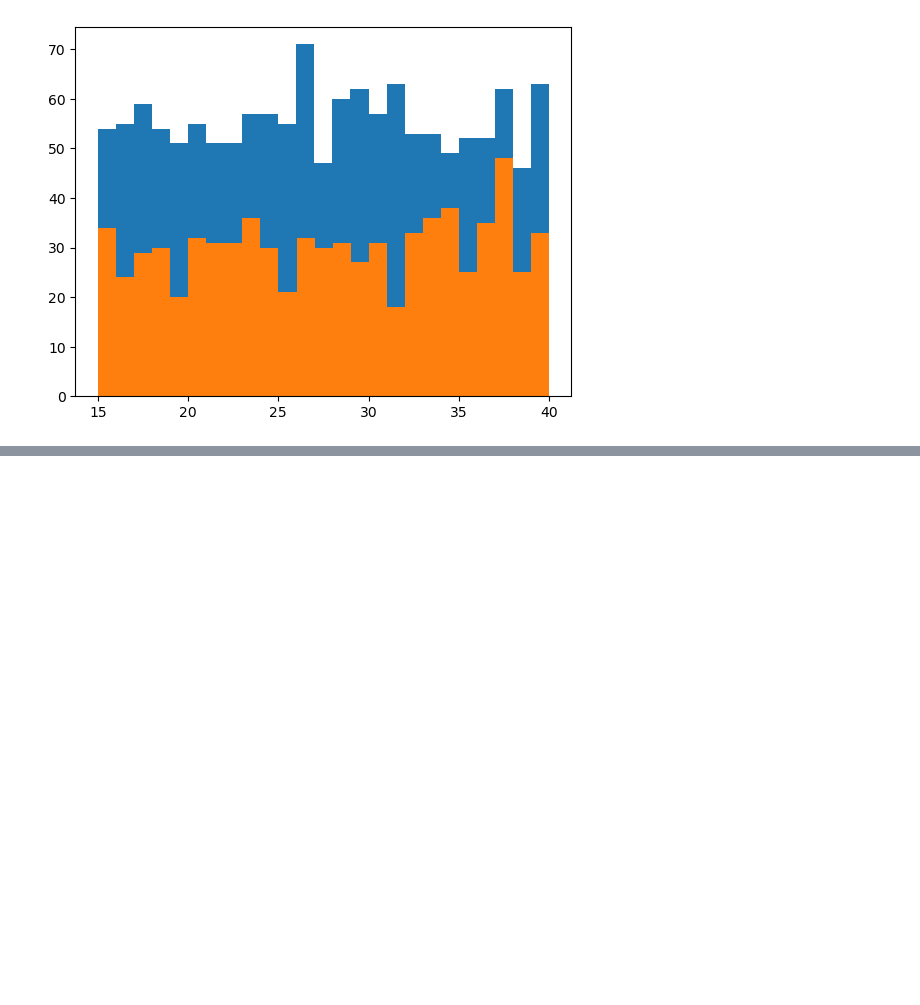
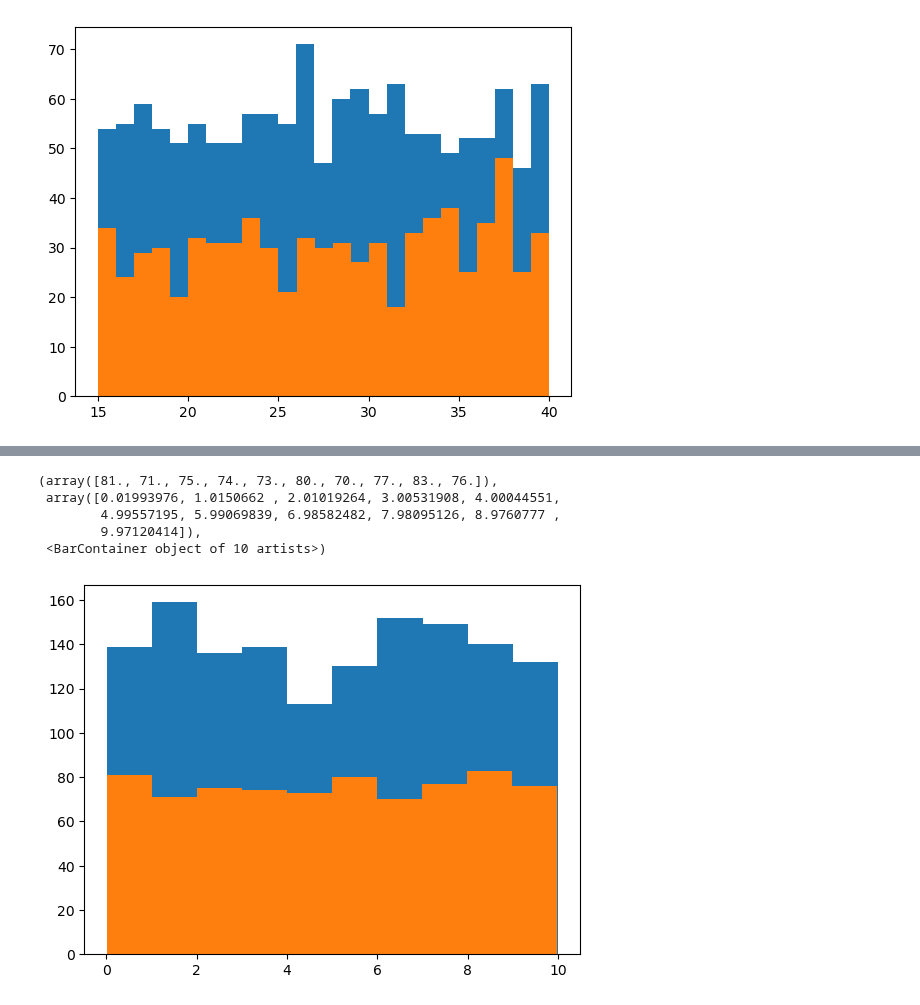
Before and after one commit to rutgers-bootcamp-team-5/project-4, a Jupyter notebook: dev/data_fetching.ipynb, the cells around one changed output, grey strips where cells are left out. Cells and saved outputs as stored; diff of their text form; code cells hidden in the pictures; blank space fills up the shorter version.

Commit message:
add histograms

```diff
--- a/dev/data_fetching.ipynb
+++ b/dev/data_fetching.ipynb
@@ -86,3 +86,10 @@ plt.hist(plot_positive_df, bins = 25)
         39.99276746]),
  <BarContainer object of 25 artists>)
 [figure]
+# %%
+#Get the DietQuality for alzheimer POSITIVE patients into a dataframe
+spark_test_df.createOrReplaceTempView('view')
+alzheimer_positive_data = spark.sql("""SELECT DietQuality FROM view WHERE Diagnosis=1""")
+alzheimer_positive_data.createOrReplaceTempView("alzheimer_positive")
+spark.sql("SELECT * FROM alzheimer_positive").show()
+plot_positive_df = alzheimer_positive_data.toPandas()
@@ -88,0 +114,7 @@ plt.hist(plot_positive_df, bins = 25)
+# %%
+#Get the DietQuality for alzheimer NEGATIVE patients into a dataframe
+spark_test_df.createOrReplaceTempView('view')
+alzheimer_negative_data = spark.sql("""SELECT DietQuality FROM view WHERE Diagnosis=0""")
+alzheimer_negative_data.createOrReplaceTempView("alzheimer_negative")
+spark.sql("SELECT * FROM alzheimer_negative").show()
+plot_negative_df = alzheimer_negative_data.toPandas()
@@ -88,0 +139,12 @@ plt.hist(plot_positive_df, bins = 25)
+# %%
+plot_positive_df['DietQuality']= plot_positive_df['DietQuality'].astype(float)
+plot_negative_df['DietQuality']= plot_negative_df['DietQuality'].astype(float)
+plt.hist(plot_negative_df, bins = 10)
+plt.hist(plot_positive_df, bins = 10)
+# %% [output]
+(array([81., 71., 75., 74., 73., 80., 70., 77., 83., 76.]),
+ array([0.01993976, 1.0150662 , 2.01019264, 3.00531908, 4.00044551,
+        4.99557195, 5.99069839, 6.98582482, 7.98095126, 8.9760777 ,
+        9.97120414]),
+ <BarContainer object of 10 artists>)
+[figure, added]
```
Also changed, not shown: parts of 11 cells of this notebook.
